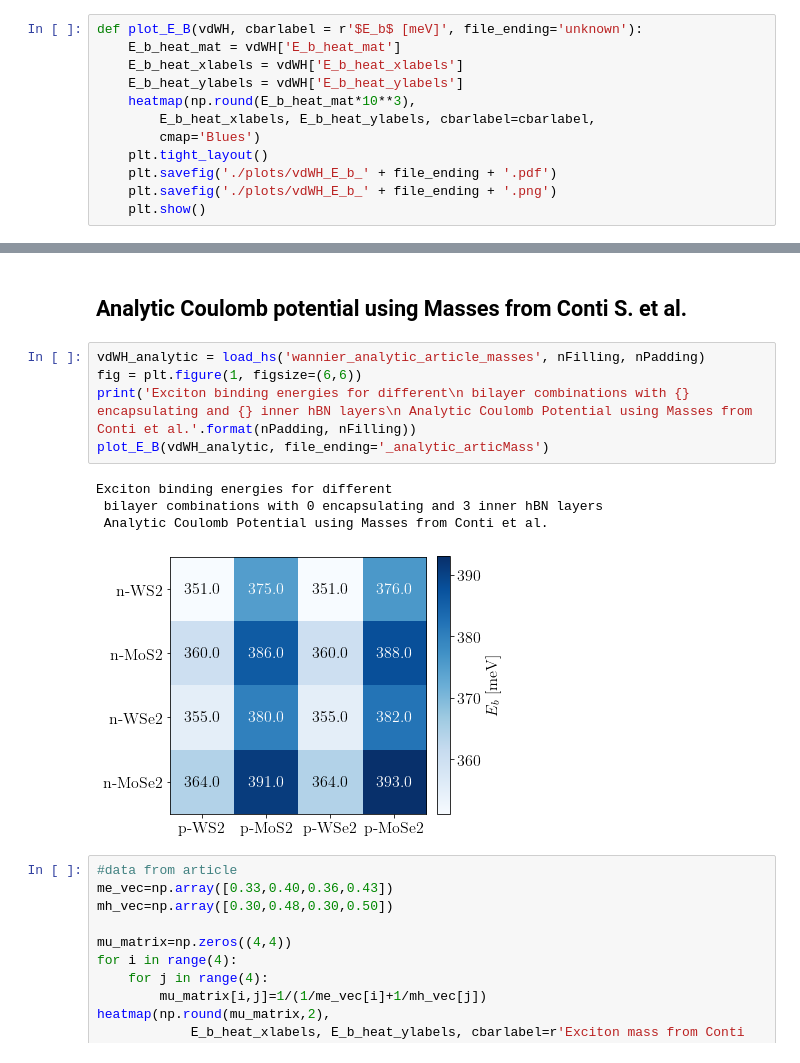
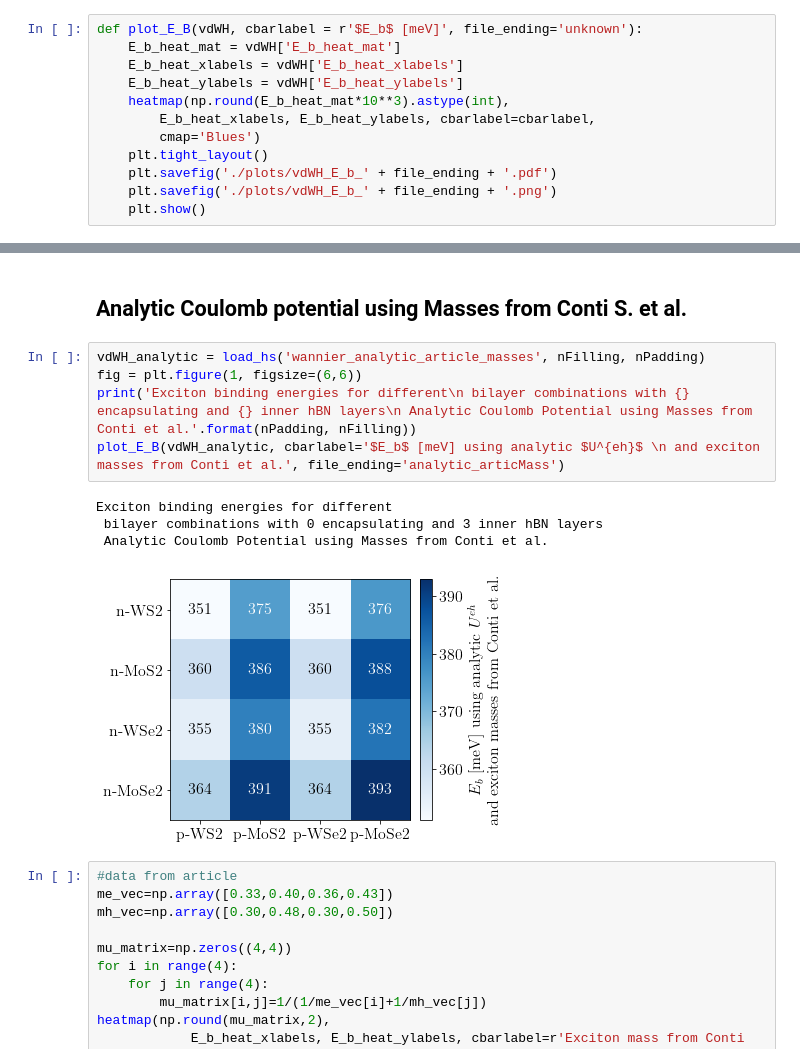
Before and after one commit to runehoejlund/dft-superfluids, a Jupyter notebook: wannier_model/hs_wannier_analysis.ipynb, the cells around one changed output, grey strips where cells are left out. Cells and saved outputs as stored; diff of their text form.

```diff
--- a/wannier_model/hs_wannier_analysis.ipynb
+++ b/wannier_model/hs_wannier_analysis.ipynb
@@ -56,7 +56,7 @@ def plot_E_B(vdWH, cbarlabel = r'$E_b$ [meV]', file_ending='unknown'):
     E_b_heat_mat = vdWH['E_b_heat_mat']
     E_b_heat_xlabels = vdWH['E_b_heat_xlabels']
     E_b_heat_ylabels = vdWH['E_b_heat_ylabels']
-    heatmap(np.round(E_b_heat_mat*10**3),
+    heatmap(np.round(E_b_heat_mat*10**3).astype(int),
         E_b_heat_xlabels, E_b_heat_ylabels, cbarlabel=cbarlabel,
         cmap='Blues')
     plt.tight_layout()
@@ -120,13 +120,13 @@ Exciton mass from QEH
 # %%
 vdWH_analytic = load_hs('wannier_analytic_article_masses', nFilling, nPadding)
 fig = plt.figure(1, figsize=(6,6))
 print('Exciton binding energies for different\n bilayer combinations with {} encapsulating and {} inner hBN layers\n Analytic Coulomb Potential using Masses from Conti et al.'.format(nPadding, nFilling))
-plot_E_B(vdWH_analytic, file_ending='_analytic_articMass')
+plot_E_B(vdWH_analytic, cbarlabel='$E_b$ [meV] using analytic $U^{eh}$ \n and exciton masses from Conti et al.', file_ending='analytic_articMass')
 # %% [output]
 Exciton binding energies for different
  bilayer combinations with 0 encapsulating and 3 inner hBN layers
  Analytic Coulomb Potential using Masses from Conti et al.
-[figure, old version]
+[figure, new version]
 # %%
 #data from article
 me_vec=np.array([0.33,0.40,0.36,0.43])
```
Also changed, not shown: parts of 4 cells of this notebook.
